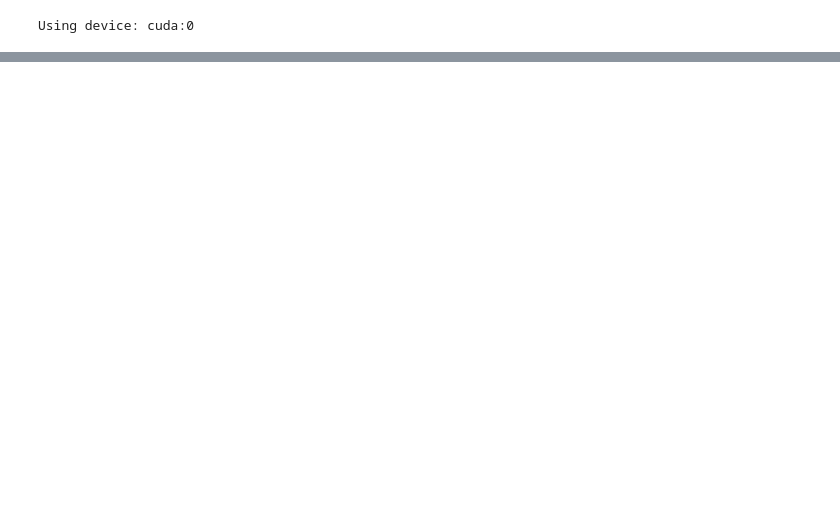
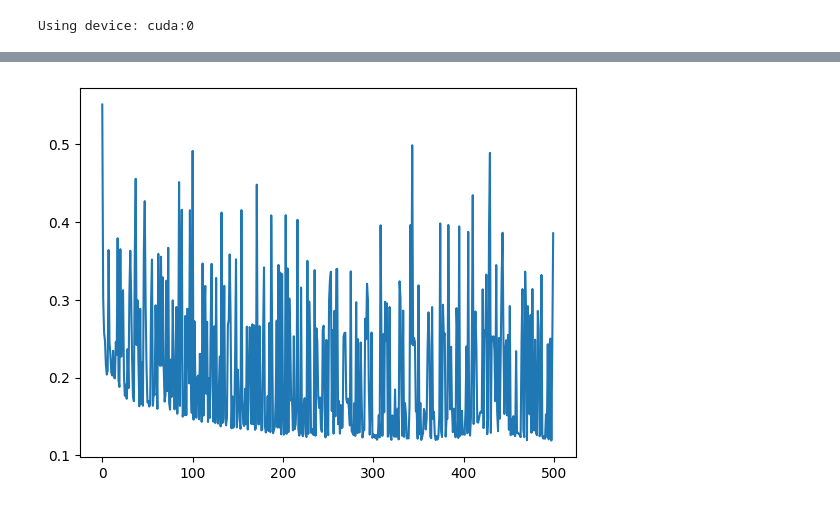
Before and after one commit to edabier/SS-HSU_benchmark, a Jupyter notebook: testing_models.ipynb, the cells around one changed output, grey strips where cells are left out. Drawn from its saved outputs; the diff is of its cells as text; code cells hidden in the pictures; blank space fills up the shorter version.

```diff
--- a/testing_models.ipynb
+++ b/testing_models.ipynb
@@ -272,0 +298,97 @@ E_hat, _, A_hat, _ = utils.order_endmembers(E, E_hat, A_hat)
+# %%
+class CNNAEU_with_decoder(nn.Module):
+    def __init__(self, B, c, decoder=None, E_init=None):
+        super().__init__()
+
+        self.B = B
+        self.c = c
+        self.encoder = nn.Sequential(
+            nn.Conv2d(self.B, 48, kernel_size=3, padding=1, padding_mode="reflect", bias=False),
+            nn.LeakyReLU(),
+            nn.BatchNorm2d(48),
+            nn.Dropout2d(p=0.2),
+            nn.Conv2d(48, self.c, kernel_size=1, bias=False),
+            nn.LeakyReLU(),
+            nn.BatchNorm2d(self.c),
+            nn.Dropout2d(p=0.2),
+        )
+        if decoder != None:
+            self.decoder = decoder
+        else:
+            self.decoder = rsfm.Decoder(self.c, self.B)
+            if E_init != None:
+                state_dict = self.decoder.state_dict()
+                state_dict["decoder.weight"][:,:,0,0] = E_init
+                self.decoder.load_state_dict(state_dict)
+
+        for param in self.decoder.parameters():
+            param.requires_grad = False
+
+    @staticmethod
+    def loss(E_gt, E_hat, A_gt, A_hat, Y_gt, Y_hat):
+        sad = utils.SADLoss()
+        return sad(Y_gt, Y_hat)
+
+    def forward(self, x):
+        # Input shape (batch, B, N)
+
+        if x.dim() < 3:
+            x = x.unsqueeze(0) # Add a batch dimension for inference
+
+        batch, B, N = x.shape
+        x = utils.oneD_to_2d(x)
+
+        code = self.encoder(x)
+
+        abund = F.softmax(code, dim=1)
+        a_hat = abund.reshape(batch, self.c, N)
+
+        x_hat = self.decoder(abund)
+        x_hat = x_hat.reshape(batch, B, N)
+
+        e_hat = self.decoder.get_endmembers()
+
+        return e_hat, a_hat, x_hat
+
+E_init = extractor.SiVM(Y, c)
+cnnaeu = CNNAEU_with_decoder(B, c, model.decoder)#, E_init=E_init)
+
+# state_dict = cnnaeu.decoder.state_dict()
+# E_hat = model.decoder.get_endmembers()
+# E_hat = utils.normalize(E_hat, dim=1)
+# state_dict["decoder.weight"][:, :, 0, 0] = E_hat
+# cnnaeu.decoder.load_state_dict(state_dict)
+
+train_losses = []
+loader, _, _ = utils.create_dataloader(dataset, patch_size=H, dev=dev)
+
+epochs, lr = 500, 0.001
+optimizer = torch.optim.AdamW(cnnaeu.parameters(), lr=lr)#, weight_decay=4e-5)
+
+for epoch in range(epochs):
+
+    train_loss, sad_loss, ab_loss, tv_e_loss, tv_a_loss, mse_loss = 0, 0, 0, 0, 0, 0
+
+    for Y_cnn, E_cnn, A_cnn in loader:
+        optimizer.zero_grad()
+
+        Y_cnn = Y_cnn.to(dev)
+        E_hat_cnn, A_hat_cnn, Y_hat_cnn = cnnaeu(Y_cnn)
+        loss = cnnaeu.loss(E_cnn, E_hat_cnn, A_cnn, A_hat_cnn, Y_cnn, Y_hat_cnn)
+        train_loss += loss.item()
+
+        if epoch%(epochs//10)==0:
+            print(f"Epoch {epoch}: total = {format(loss, '.3f')}")
+
+        loss.backward()
+        optimizer.step()
+        break
+
+    train_loss /= len(loader)
+    train_losses.append(train_loss)
+
+plt.plot(train_losses)
+E_hat_cnn, A_hat_cnn, Y_hat_cnn = cnnaeu(Y.reshape(1, B, new_H**2))
+A_hat_cnn = utils.oneD_to_2d(A_hat_cnn)
+utils.plot_results(E_hat_cnn, A_hat_cnn, A, E, normalize_E=True, normalize_A=True)
+# %% [output]
@@ -272,0 +405 @@ E_hat, _, A_hat, _ = utils.order_endmembers(E, E_hat, A_hat)
+[figure, added]
```
Also changed, not shown: parts of 11 cells of this notebook, 6 other files.
